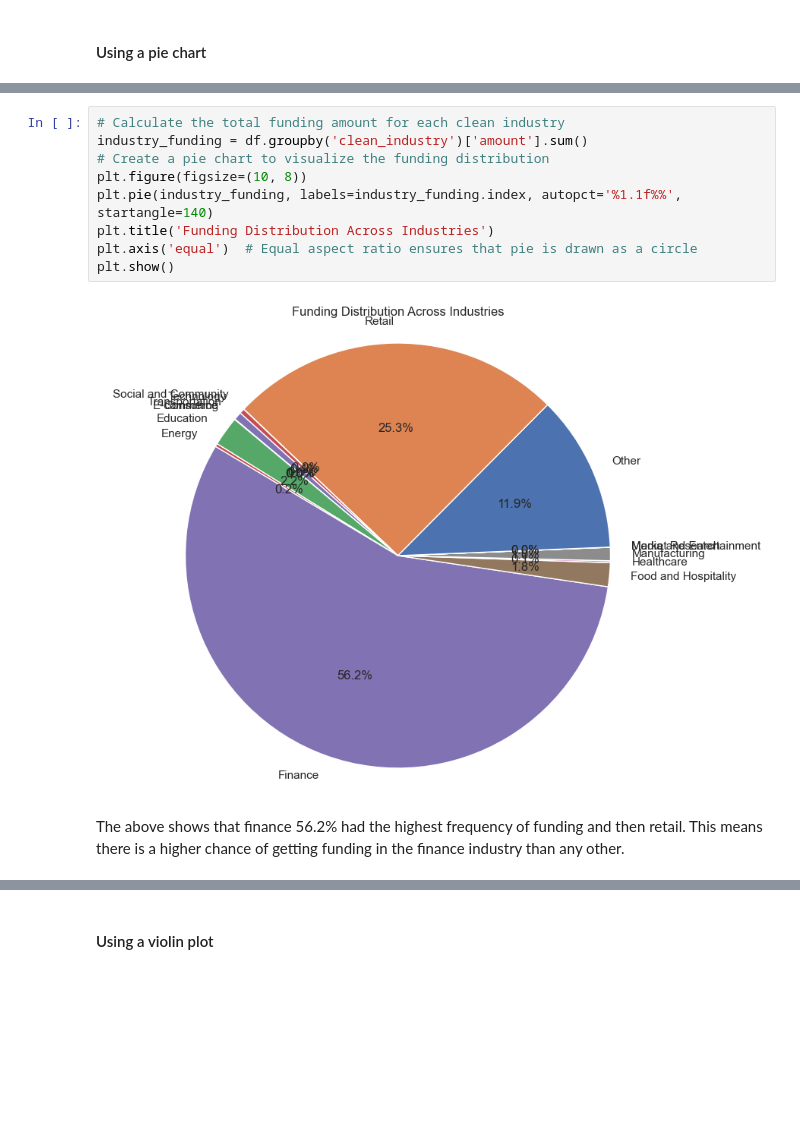
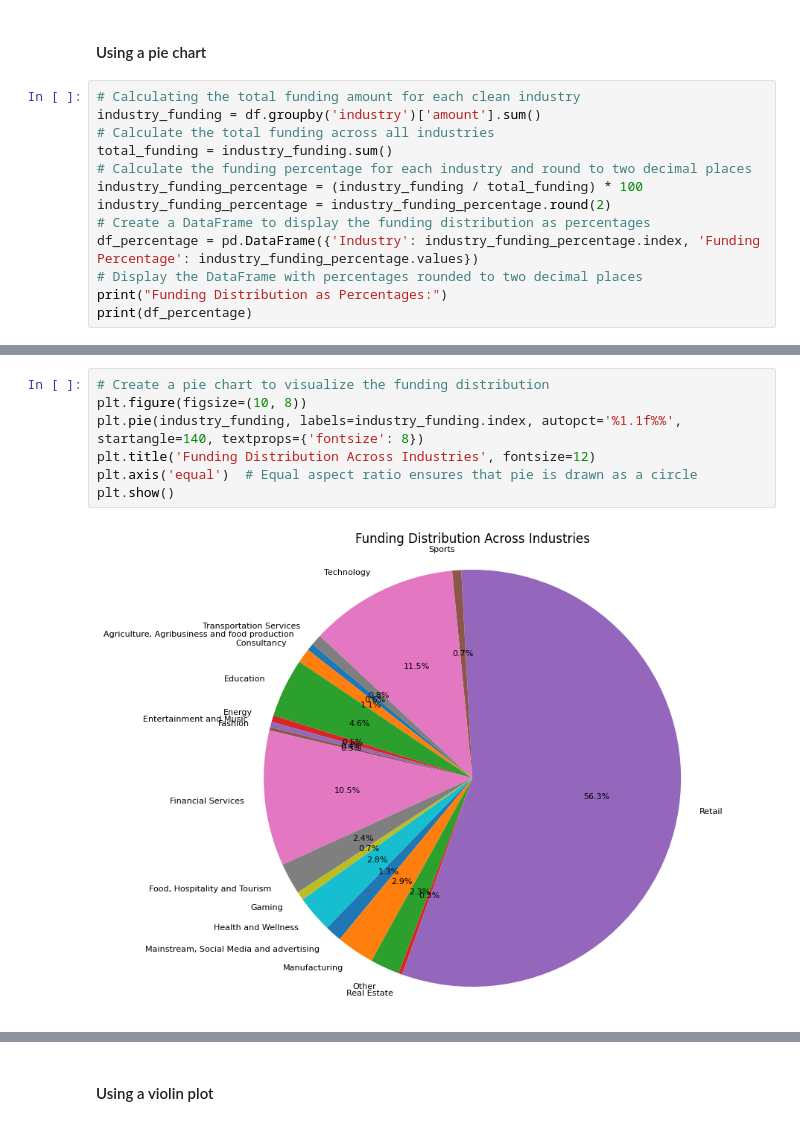
Before and after one commit to wamathaiwandeto/Indian-Startup-Ecosystem, a Jupyter notebook: project.ipynb, the cells around one changed output, grey strips where cells are left out. Saved outputs shown, nothing was run; the diff lists cells and outputs as text; blank space fills up the shorter version.

```diff
--- a/project.ipynb
+++ b/project.ipynb
@@ -1299,2 +1329,15 @@ Question 1:  How does the distribution of funding amounts vary across different
 # %% [markdown]
 #### Using a pie chart
+# %%
+# Calculating the total funding amount for each clean industry
+industry_funding = df.groupby('industry')['amount'].sum()
+# Calculate the total funding across all industries
+total_funding = industry_funding.sum()
+# Calculate the funding percentage for each industry and round to two decimal places
+industry_funding_percentage = (industry_funding / total_funding) * 100
+industry_funding_percentage = industry_funding_percentage.round(2)
+# Create a DataFrame to display the funding distribution as percentages
+df_percentage = pd.DataFrame({'Industry': industry_funding_percentage.index, 'Funding Percentage': industry_funding_percentage.values})
+# Display the DataFrame with percentages rounded to two decimal places
+print("Funding Distribution as Percentages:")
+print(df_percentage)
@@ -1301,13 +1365,9 @@ Question 1:  How does the distribution of funding amounts vary across different
 # %%
-# Calculate the total funding amount for each clean industry
-industry_funding = df.groupby('clean_industry')['amount'].sum()
 # Create a pie chart to visualize the funding distribution
 plt.figure(figsize=(10, 8))
-plt.pie(industry_funding, labels=industry_funding.index, autopct='%1.1f%%', startangle=140)
-plt.title('Funding Distribution Across Industries')
+plt.pie(industry_funding, labels=industry_funding.index, autopct='%1.1f%%', startangle=140, textprops={'fontsize': 8})
+plt.title('Funding Distribution Across Industries', fontsize=12)
 plt.axis('equal')  # Equal aspect ratio ensures that pie is drawn as a circle
 plt.show()
 # %% [output]
-[figure, old version]
+[figure, new version]
-# %% [markdown]
-The above shows that finance 56.2% had the highest frequency of funding and then retail. This means there is a higher chance of getting funding in the finance industry than any other.
```
Also changed, not shown: parts of 10 cells of this notebook.
